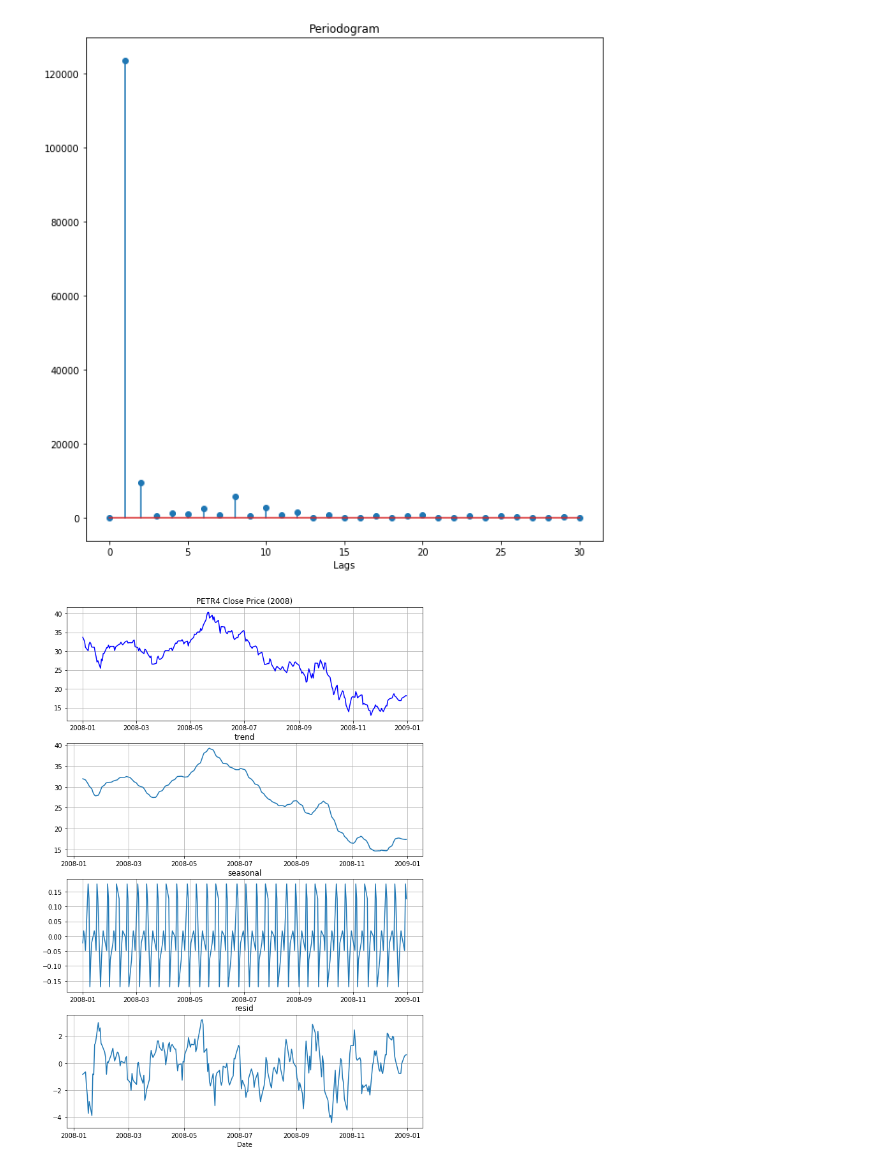
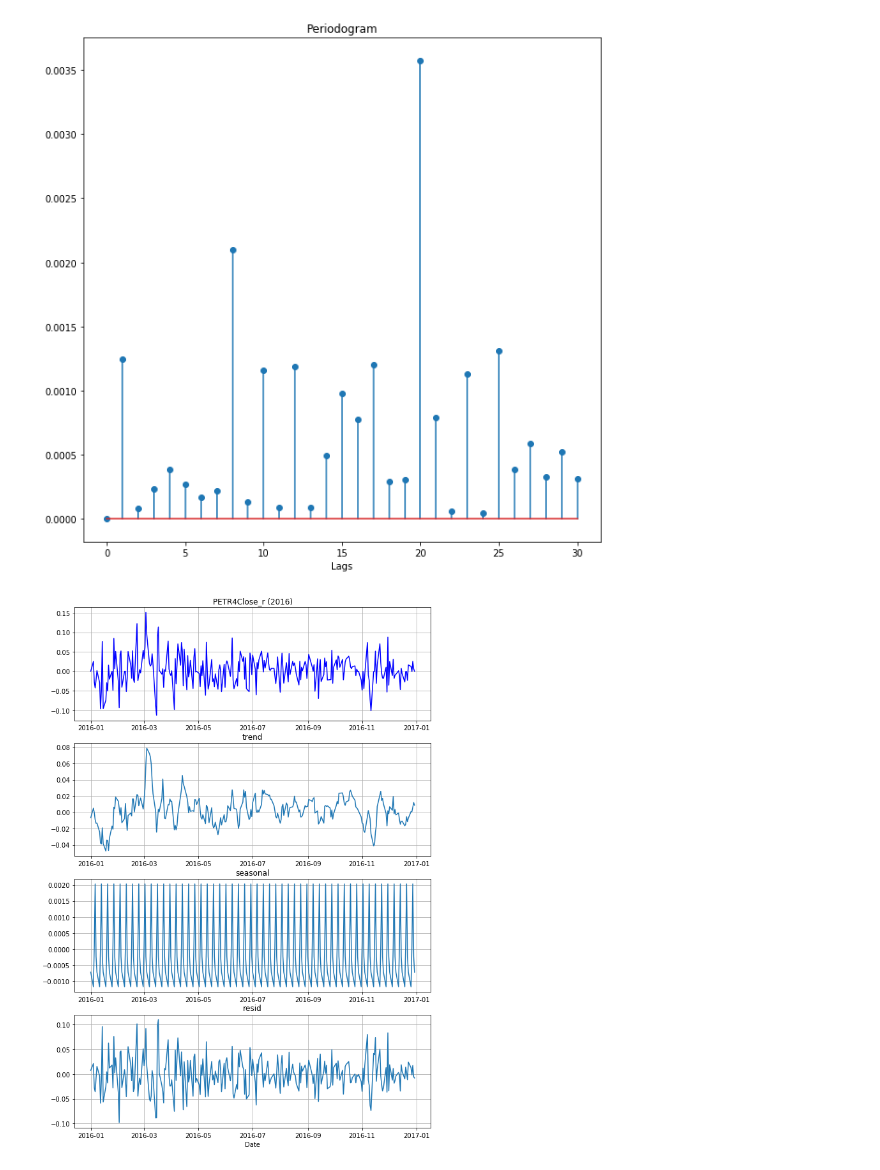
Before and after one commit to danilofrp/neural-stocks, a Jupyter notebook: notebooks/PreProcessing.ipynb, the cells around one changed output. Saved outputs shown, nothing was run; the diff lists cells and outputs as text; code cells hidden in the pictures.

```diff
--- a/notebooks/PreProcessing.ipynb
+++ b/notebooks/PreProcessing.ipynb
@@ -71,31 +72,36 @@ def plot_periodogram(df, column, initialLag = 0, numberOfLags = 30, yLog = False
         plt.yscale('log')
     ax.stem(range(initialLag, length), plot_data)
 # %%
-def plot_seasonalDecompose(title, df, column, initialDate = '', finalDate = '', frequency = 1):
-    initialDate = initialDate if initialDate else df.index[0].strftime('%Y-%m-%d')
-    finalDate = finalDate if finalDate else df.index[-1].strftime('%Y-%m-%d')
+def plot_seasonalDecompose(df, asset, column, initialPlotDate = '', finalPlotDate = '', frequency = 1):
+    if isnan(df[column].iloc[0]):
+        df = df.drop(df.index[0])
+    initialPlotDate = initialPlotDate if initialPlotDate else df.index[0]
+    finalPlotDate = finalPlotDate if finalPlotDate else df.index[-1]
+    title = asset + column + ' (' + initialPlotDate + ')' if initialPlotDate == finalPlotDate else asset + ' (' + initialPlotDate + ' to ' + finalPlotDate + ')'
+    initialIndex = np.where(df.index == df[initialPlotDate:finalPlotDate].index[0])[0][0]
+    finalIndex = np.where(df.index == df[initialPlotDate:finalPlotDate].index[-1])[0][0] + 1
 
-    result = seasonal_decompose(df[column][initialDate:finalDate].values, model='additive', freq=frequency, two_sided=False)
+    result = seasonal_decompose(df[column].values, model='additive', freq=frequency, two_sided=False)
 
     fig, ax = plt.subplots(figsize=(10,15), nrows = 4, ncols = 1)
 
-    plot_data = df[initialDate:finalDate]
+    plot_data = df[initialPlotDate:finalPlotDate]
     plt.xlabel('Date')
     ax[0].set_title(title)
-    ax[0].plot(df[initialDate:finalDate].index,plot_data[column],'b-')
-    #ax[0].plot(df[initialDate:finalDate].index,plot_data['Open'],'r:')
-    #ax[0].plot(df[initialDate:finalDate].index,plot_data['High'],'g:')
-    #ax[0].plot(df[initialDate:finalDate].index,plot_data['Low'],'g:')
+    ax[0].plot(df[initialPlotDate:finalPlotDate].index,plot_data[column],'b-')
+    #ax[0].plot(df[initialPlotDate:finalPlotDate].index,plot_data['Open'],'r:')
+    #ax[0].plot(df[initialPlotDate:finalPlotDate].index,plot_data['High'],'g:')
+    #ax[0].plot(df[initialPlotDate:finalPlotDate].index,plot_data['Low'],'g:')
     ax[0].grid()
 
     ax[1].set_title('trend')
-    ax[1].plot(df[initialDate:finalDate].index,result.trend)
+    ax[1].plot(df[initialPlotDate:finalPlotDate].index,result.trend[initialIndex:finalIndex])
     ax[1].grid()
 
     ax[2].set_title('seasonal')
-    ax[2].plot(df[initialDate:finalDate].index,result.seasonal)
+    ax[2].plot(df[initialPlotDate:finalPlotDate].index,result.seasonal[initialIndex:finalIndex])
     ax[2].grid()
 
     ax[3].set_title('resid')
-    ax[3].plot(df[initialDate:finalDate].index,result.resid)
+    ax[3].plot(df[initialPlotDate:finalPlotDate].index,result.resid[initialIndex:finalIndex])
     ax[3].grid()
@@ -115,12 +146,11 @@ plot_returnSeries(df, asset, '2008', '2008')
 # %%
 %matplotlib inline
-plot_periodogram(df, 'Close', initialLag = 0, numberOfLags = 30, yLog = False)
+plot_periodogram(df, 'Close_r', initialLag = 0, numberOfLags = 30, yLog = False)
 # %% [output]
-[figure, old version]
+[figure, new version]
 # %%
 %matplotlib inline
 #%matplotlib tk
-
-plot_seasonalDecompose((asset + ' Close Price (2008)'), df, 'Close', initialDate='2008', finalDate='2008', frequency=8)
+plot_seasonalDecompose(df, asset, 'Close_r', initialPlotDate='2016', finalPlotDate='2016', frequency=5)
 # %% [output]
-[figure, old version]
+[figure, new version]
```
Also changed, not shown: parts of 5 cells of this notebook, 1 other file.
